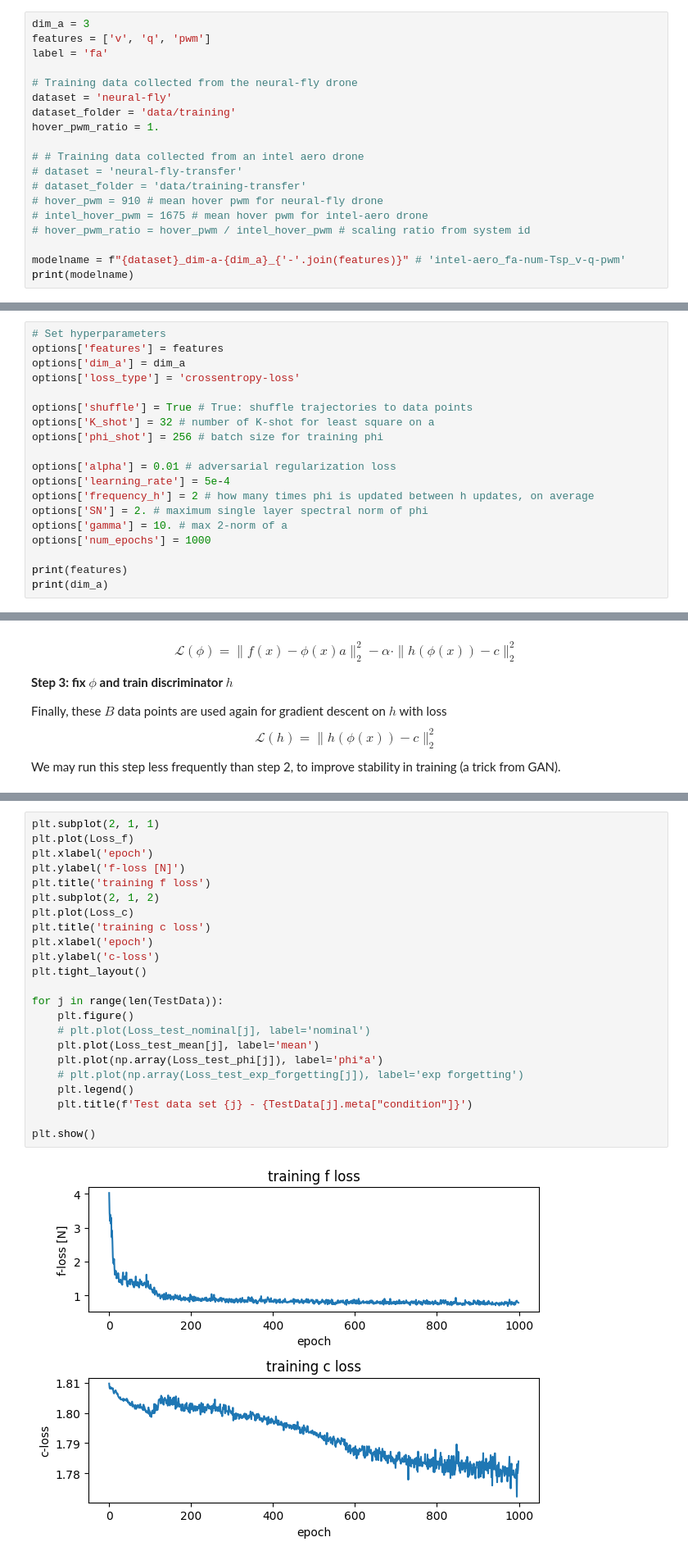
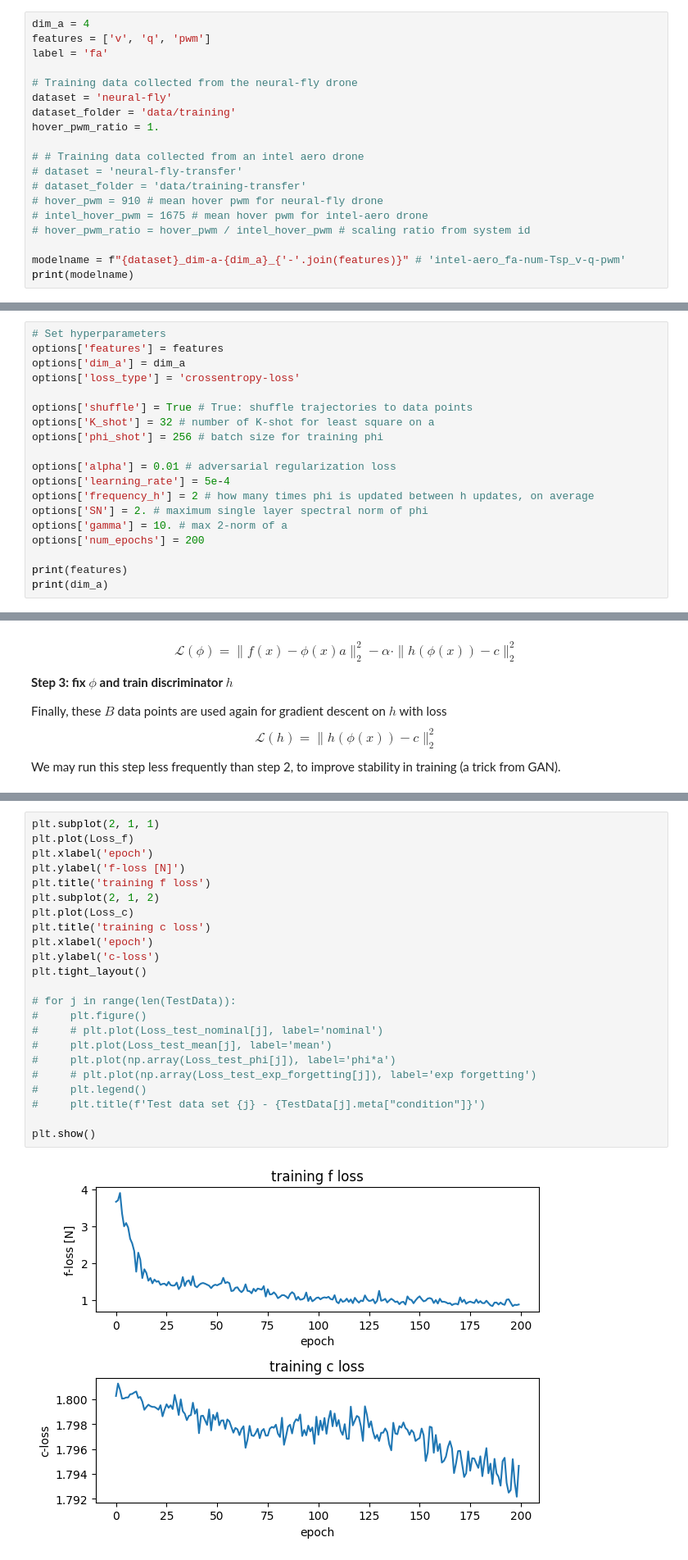
Before and after one commit to my-zzy/neural-fly-airsim, a Jupyter notebook: training-and-validation.ipynb, the cells around one changed output, grey strips where cells are left out. Shown at 82% size. Saved outputs shown, nothing was run; the diff lists cells and outputs as text.

```diff
--- a/training-and-validation.ipynb
+++ b/training-and-validation.ipynb
@@ -30,7 +30,7 @@ running on win32, setting 0 workers
 # %% [markdown]
 ## Load the data and create some simple visualizations
 # %%
-dim_a = 3
+dim_a = 4
 features = ['v', 'q', 'pwm']
 label = 'fa'
 
@@ -120,7 +120,7 @@ options['learning_rate'] = 5e-4
 options['frequency_h'] = 2 # how many times phi is updated between h updates, on average
 options['SN'] = 2. # maximum single layer spectral norm of phi
 options['gamma'] = 10. # max 2-norm of a
-options['num_epochs'] = 1000
+options['num_epochs'] = 200
 
 print(features)
 print(dim_a)
@@ -352,25 +367,25 @@ mlmodel.save_model(phi_net=phi_net, h_net=h_net, modelname=modelname + '-epoch-'
 # %%
 plt.subplot(2, 1, 1)
 plt.plot(Loss_f)
 plt.xlabel('epoch')
 plt.ylabel('f-loss [N]')
 plt.title('training f loss')
 plt.subplot(2, 1, 2)
 plt.plot(Loss_c)
 plt.title('training c loss')
 plt.xlabel('epoch')
 plt.ylabel('c-loss')
 plt.tight_layout()
 
-for j in range(len(TestData)):
-    plt.figure()
-    # plt.plot(Loss_test_nominal[j], label='nominal')
-    plt.plot(Loss_test_mean[j], label='mean')
-    plt.plot(np.array(Loss_test_phi[j]), label='phi*a')
-    # plt.plot(np.array(Loss_test_exp_forgetting[j]), label='exp forgetting')
-    plt.legend()
-    plt.title(f'Test data set {j} - {TestData[j].meta["condition"]}')
+# for j in range(len(TestData)):
+#     plt.figure()
+#     # plt.plot(Loss_test_nominal[j], label='nominal')
+#     plt.plot(Loss_test_mean[j], label='mean')
+#     plt.plot(np.array(Loss_test_phi[j]), label='phi*a')
+#     # plt.plot(np.array(Loss_test_exp_forgetting[j]), label='exp forgetting')
+#     plt.legend()
+#     plt.title(f'Test data set {j} - {TestData[j].meta["condition"]}')
 
 plt.show()
 # %% [output]
-[figure, old version]
+[figure, new version]
```
Also changed, not shown: parts of 7 cells of this notebook, 3 other files.
